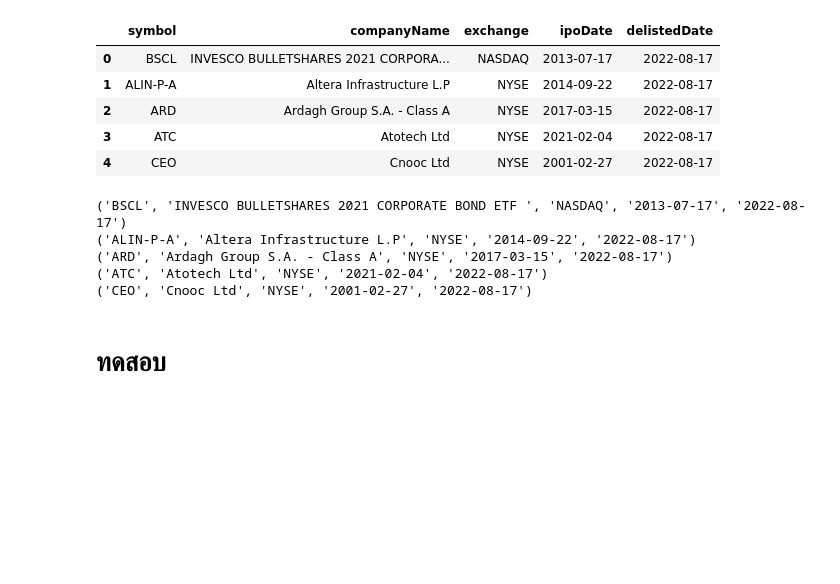
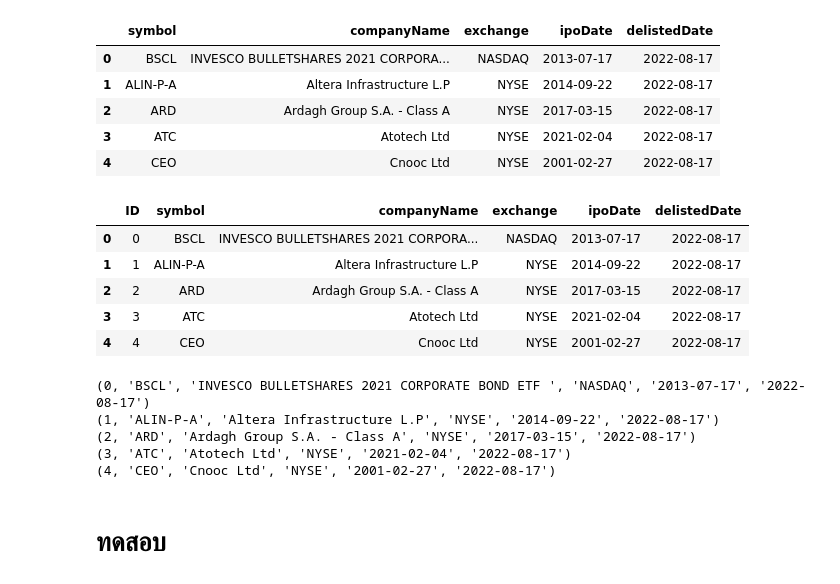
Before and after one commit to kenpurin/FMP_API, a Jupyter notebook: code_de_for_FMP.ipynb, the cells around one changed output. Drawn from its saved outputs; the diff is of its cells as text; code cells hidden in the pictures; blank space fills up the shorter version.

```diff
--- a/code_de_for_FMP.ipynb
+++ b/code_de_for_FMP.ipynb
@@ -251,18 +256,31 @@ df_dc.head(10)
 | 2 | ARD | Ardagh Group S.A. - Class A | NYSE | 2017-03-15 | 2022-08-17 |
 | 3 | ATC | Atotech Ltd | NYSE | 2021-02-04 | 2022-08-17 |
 | 4 | CEO | Cnooc Ltd | NYSE | 2001-02-27 | 2022-08-17 |
+# %%
+#สร้าง ID
+m = [i for i in range (len(df_dc)) ]
+df5 = pd.DataFrame(m,columns=['ID'])
+df6 = pd.concat([df5, df_dc],axis=1)
+df6
+# %% [output]
+|  | ID | symbol | companyName | exchange | ipoDate | delistedDate |
+| 0 | 0 | BSCL | INVESCO BULLETSHARES 2021 CORPORA... | NASDAQ | 2013-07-17 | 2022-08-17 |
+| 1 | 1 | ALIN-P-A | Altera Infrastructure L.P | NYSE | 2014-09-22 | 2022-08-17 |
+| 2 | 2 | ARD | Ardagh Group S.A. - Class A | NYSE | 2017-03-15 | 2022-08-17 |
+| 3 | 3 | ATC | Atotech Ltd | NYSE | 2021-02-04 | 2022-08-17 |
+| 4 | 4 | CEO | Cnooc Ltd | NYSE | 2001-02-27 | 2022-08-17 |
 # %%
-#เขียนข้อมูลจาก DataFrame ลง Databases ด้วย SQLite
+#เขียนข้อมูลที่รับแปลงจาก DataFrame เป็น Sqlite
 import sqlite3
 
 conn2 = sqlite3.connect('test_database2.db')
 c2 = conn2.cursor()
 
 #สร้าง database พร้อมตัวสอบไฟล์ ถ้ายังไม่มีชื่อ table ก็สร้างได้ทันที
-c2.execute('CREATE TABLE IF NOT EXISTS test (symbol, companyName ,exchange,ipoDate,delistedDate)')
+c2.execute('CREATE TABLE IF NOT EXISTS test (ID,symbol, companyName ,exchange,ipoDate,delistedDate)')
 conn2.commit()
 
-df_dc.to_sql('test', conn2, if_exists='replace', index = False)
+df6.to_sql('test', conn2, if_exists='replace', index = False)
 
 c2.execute('''
 SELECT * FROM test
@@ -272,11 +290,11 @@ for row in c2.fetchall():
     print (row)
 conn2.close()
 # %% [output]
-('BSCL', 'INVESCO BULLETSHARES 2021 CORPORATE BOND ETF ', 'NASDAQ', '2013-07-17', '2022-08-17')
-('ALIN-P-A', 'Altera Infrastructure L.P', 'NYSE', '2014-09-22', '2022-08-17')
-('ARD', 'Ardagh Group S.A. - Class A', 'NYSE', '2017-03-15', '2022-08-17')
-('ATC', 'Atotech Ltd', 'NYSE', '2021-02-04', '2022-08-17')
-('CEO', 'Cnooc Ltd', 'NYSE', '2001-02-27', '2022-08-17')
+(0, 'BSCL', 'INVESCO BULLETSHARES 2021 CORPORATE BOND ETF ', 'NASDAQ', '2013-07-17', '2022-08-17')
+(1, 'ALIN-P-A', 'Altera Infrastructure L.P', 'NYSE', '2014-09-22', '2022-08-17')
+(2, 'ARD', 'Ardagh Group S.A. - Class A', 'NYSE', '2017-03-15', '2022-08-17')
+(3, 'ATC', 'Atotech Ltd', 'NYSE', '2021-02-04', '2022-08-17')
+(4, 'CEO', 'Cnooc Ltd', 'NYSE', '2001-02-27', '2022-08-17')
 # %% [markdown]
 # ทดสอบ
 # %%
```
Also changed, not shown: parts of 9 cells of this notebook.
